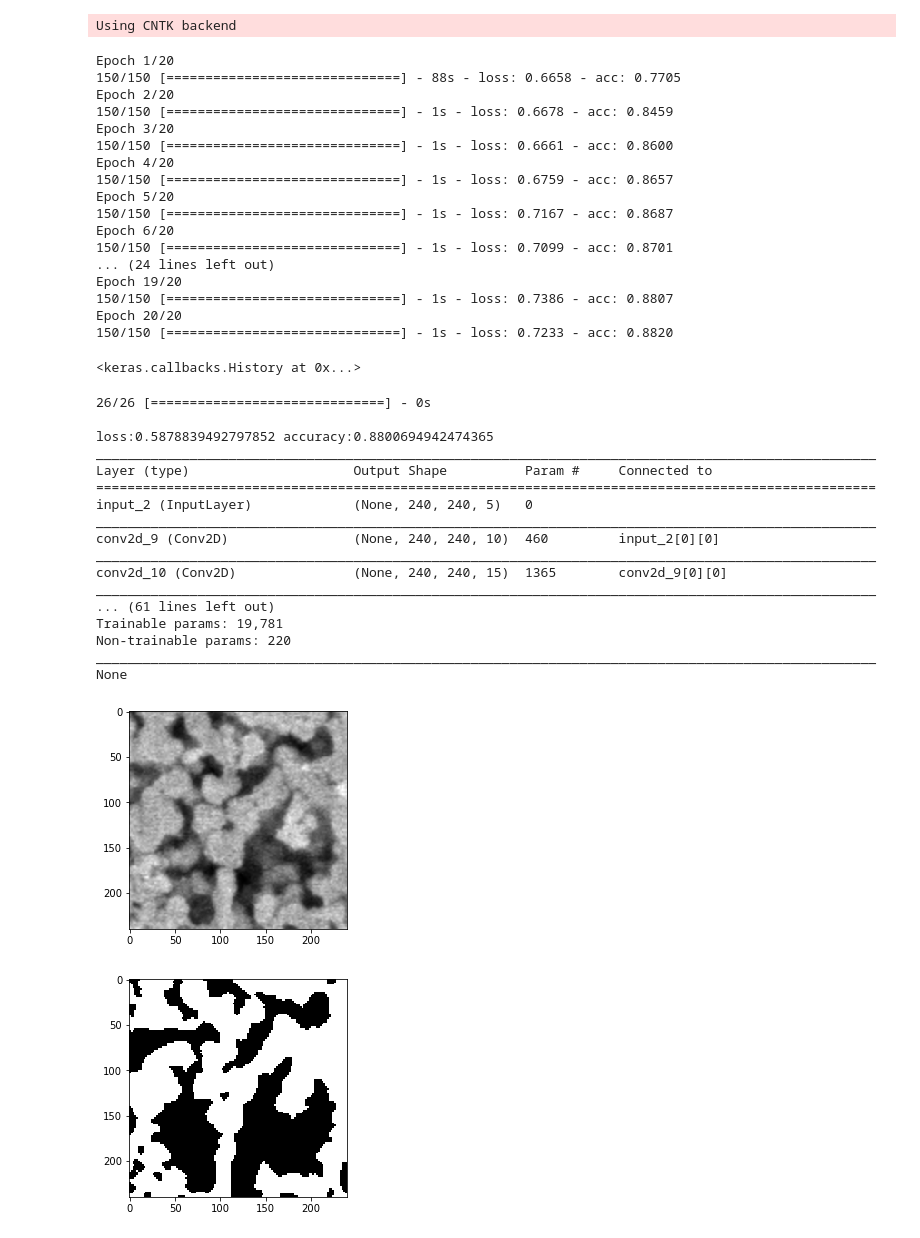
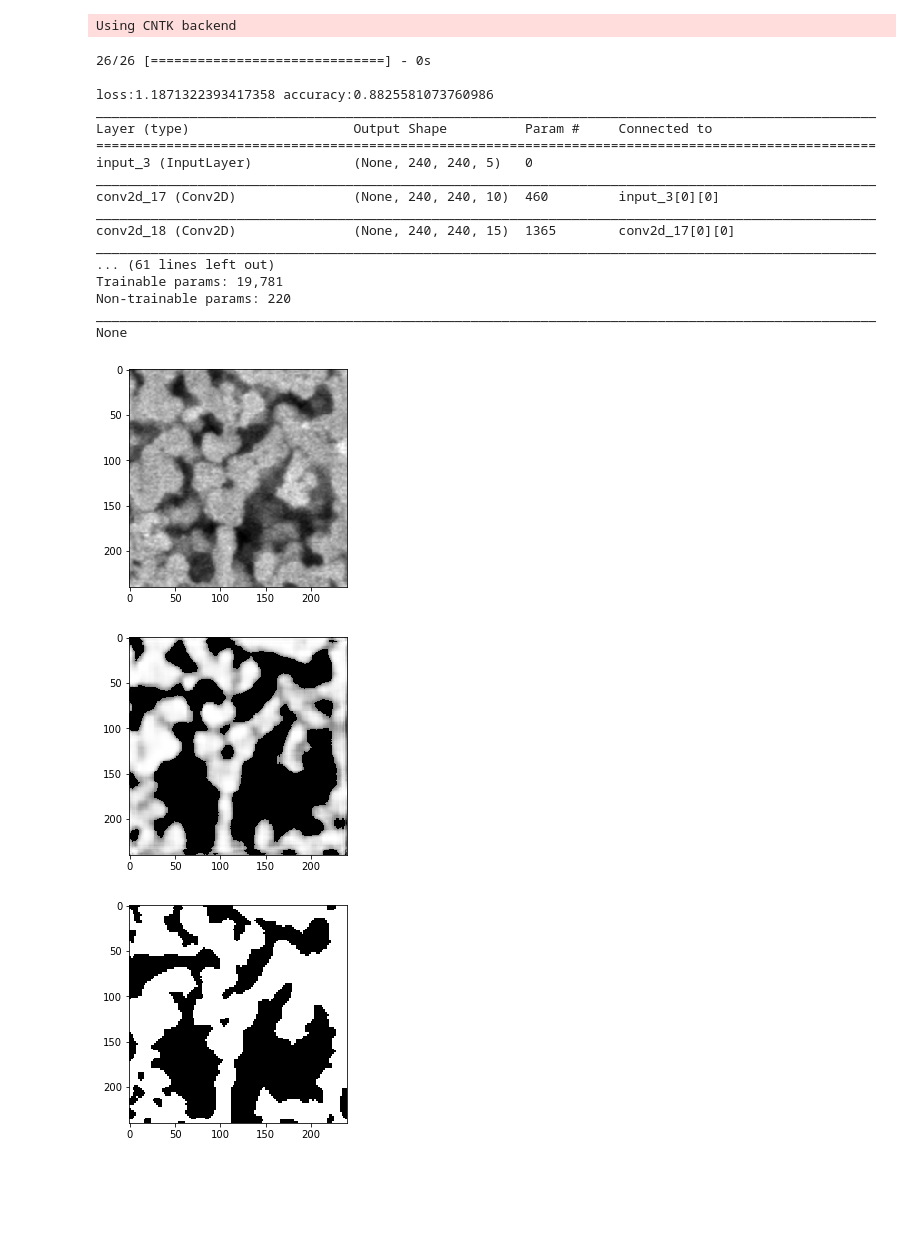
Before and after one commit to tokuo/cnn_fourier, a Jupyter notebook: main.ipynb, the cells around one changed output. Saved outputs shown, nothing was run; the diff lists cells and outputs as text; code cells hidden in the pictures; blank space fills up the shorter version.

```diff
--- a/main.ipynb
+++ b/main.ipynb
@@ -471,7 +471,7 @@ x = UpSampling2D((3, 3))(x)
 x = Conv2D(1, (3, 3), padding='same')(x)
 x = Reshape((240,240))(x)
 x = Activation('sigmoid')(x)
-out = ThresholdedReLU(theta=0.4)(x)
+out = ThresholdedReLU(theta=0.5)(x)
 
 from keras.models import Model
 model = Model(input_img, out)
@@ -481,44 +481,25 @@ model.compile(loss="binary_crossentropy",
 # %%
 #フーリエ無:X_ フーリエ有:X
 model.fit(X, Y, epochs=20, batch_size=10)
+#model.load_weights('./img/weights.h5', by_name=False)
-# %% [output]
-Epoch 1/20
-150/150 [==============================] - 88s - loss: 0.6658 - acc: 0.7705
-Epoch 2/20
-150/150 [==============================] - 1s - loss: 0.6678 - acc: 0.8459
-Epoch 3/20
-150/150 [==============================] - 1s - loss: 0.6661 - acc: 0.8600
-Epoch 4/20
-150/150 [==============================] - 1s - loss: 0.6759 - acc: 0.8657
-Epoch 5/20
-150/150 [==============================] - 1s - loss: 0.7167 - acc: 0.8687
-Epoch 6/20
-150/150 [==============================] - 1s - loss: 0.7099 - acc: 0.8701
-... (24 lines left out)
-Epoch 19/20
-150/150 [==============================] - 1s - loss: 0.7386 - acc: 0.8807
-Epoch 20/20
-150/150 [==============================] - 1s - loss: 0.7233 - acc: 0.8820
-<keras.callbacks.History at 0x...>
 # %%
 #フーリエ無:Xte_ フーリエ有:Xte
 loss_and_metrics = model.evaluate(Xte,Yte)
 print("\nloss:{} accuracy:{}".format(loss_and_metrics[0],loss_and_metrics[1]))
 print(model.summary())
-model.save_weights('./img/wights.h5')
-#print(model.layers[4].get_config())
+#model.save_weights('./img/weights.h5')
 # %% [output]
 26/26 [==============================] - 0s
 
-loss:0.5878839492797852 accuracy:0.8800694942474365
+loss:1.1871322393417358 accuracy:0.8825581073760986
 ____________________________________________________________________________________________________
 Layer (type)                     Output Shape          Param #     Connected to
 ====================================================================================================
-input_2 (InputLayer)             (None, 240, 240, 5)   0
+input_3 (InputLayer)             (None, 240, 240, 5)   0
 ____________________________________________________________________________________________________
-conv2d_9 (Conv2D)                (None, 240, 240, 10)  460         input_2[0][0]
+conv2d_17 (Conv2D)               (None, 240, 240, 10)  460         input_3[0][0]
 ____________________________________________________________________________________________________
-conv2d_10 (Conv2D)               (None, 240, 240, 15)  1365        conv2d_9[0][0]
+conv2d_18 (Conv2D)               (None, 240, 240, 15)  1365        conv2d_17[0][0]
 ____________________________________________________________________________________________________
 ... (61 lines left out)
 Trainable params: 19,781
@@ -528,18 +509,19 @@ None
 # %%
 from sklearn.preprocessing import MinMaxScaler
 scaler = MinMaxScaler(feature_range=(0,255))
 plt.imshow(Xte[13,:,:,0], cmap='gray')
 plt.show()
-#ans = model.predict_on_batch(Xte_)
-#img = np.reshape(ans[13,:],(240,240))
-#img = scaler.fit_transform(img)
-#plt.imshow(img, cmap='gray')
-#plt.show()
+ans = model.predict_on_batch(Xte)
+img = np.reshape(ans[13,:],(240,240))
+img = scaler.fit_transform(img)
+plt.imshow(img, cmap='gray')
+plt.show()
 plt.imshow(Yte[13,:,:], cmap='gray')
 plt.show()
 # %% [output]
 [figure]
-[figure, old version]
+[figure, new version]
+[figure, added]
 # %%
 from sklearn.preprocessing import MinMaxScaler
 scaler = MinMaxScaler(feature_range=(0,255))
```
Also changed, not shown: 2 other files.
